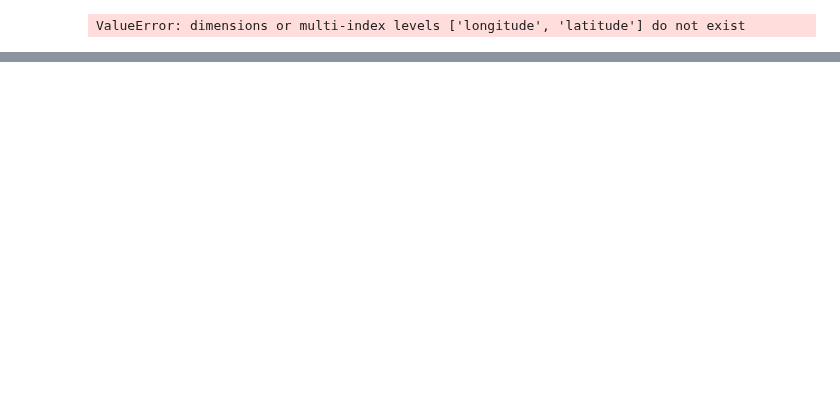
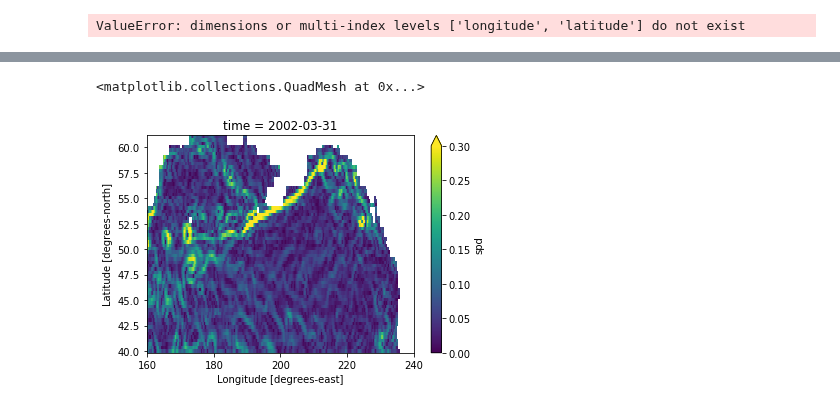
Before and after one commit to cgentemann/Biophysical, a Jupyter notebook: explore_oscar_current_data.ipynb, the cells around one changed output, grey strips where cells are left out. Drawn from its saved outputs; the diff is of its cells as text; code cells hidden in the pictures; blank space fills up the shorter version.

```diff
--- a/explore_oscar_current_data.ipynb
+++ b/explore_oscar_current_data.ipynb
@@ -1044,0 +1064,9 @@ plt.savefig('F:/data/NASA_biophysical/telecon_figs/mean_std_current_speed_mask.p
+# %%
+#ds_all2 = ds_all.sel(lon=slice(231,232),lat=50)
+#ds_all2 = ds_all.sel(lon=slice(230,235),lat=50)
+#print(ds_all2)
+#plt.plot(ds_all2.time,ds_all2.spd)
+ds_all.spd[110,:,:].plot(vmin=0,vmax=.3)
+# %% [output]
+<matplotlib.collections.QuadMesh at 0x...>
+[figure, added]
```
Also changed, not shown: parts of 8 cells of this notebook.
